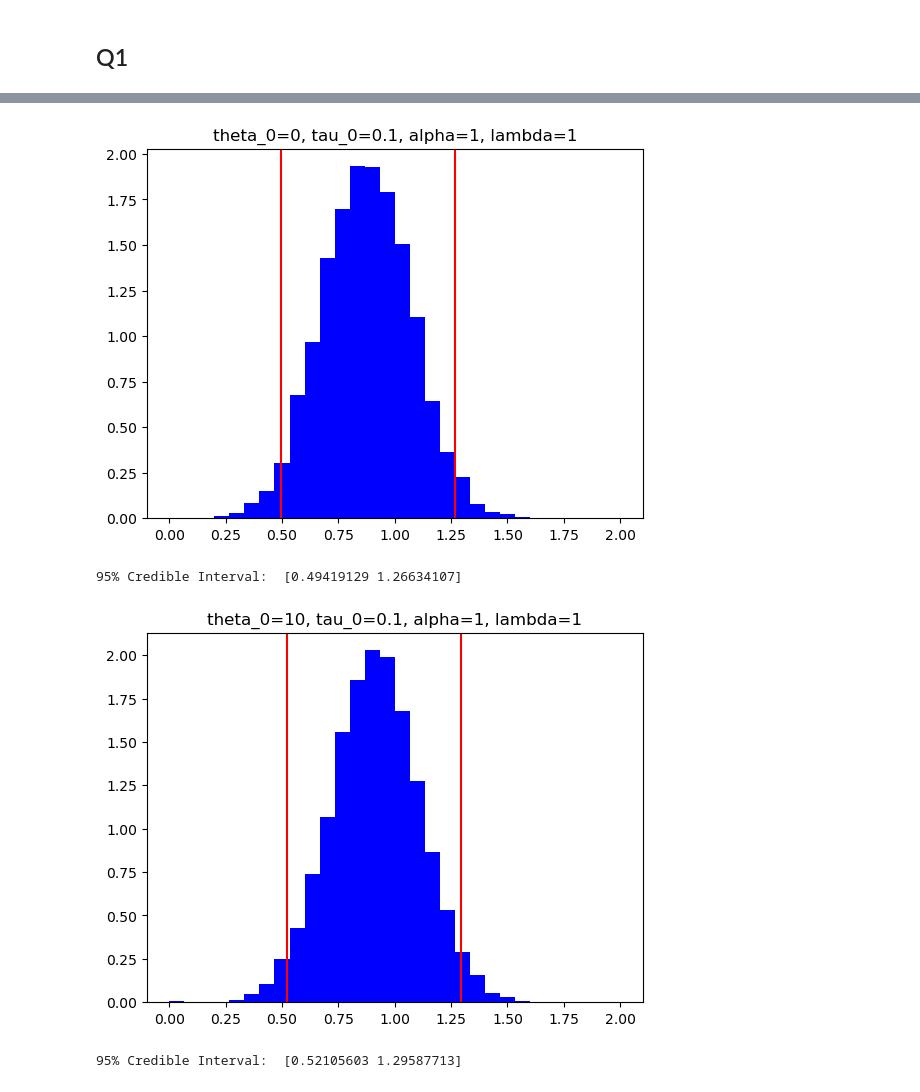
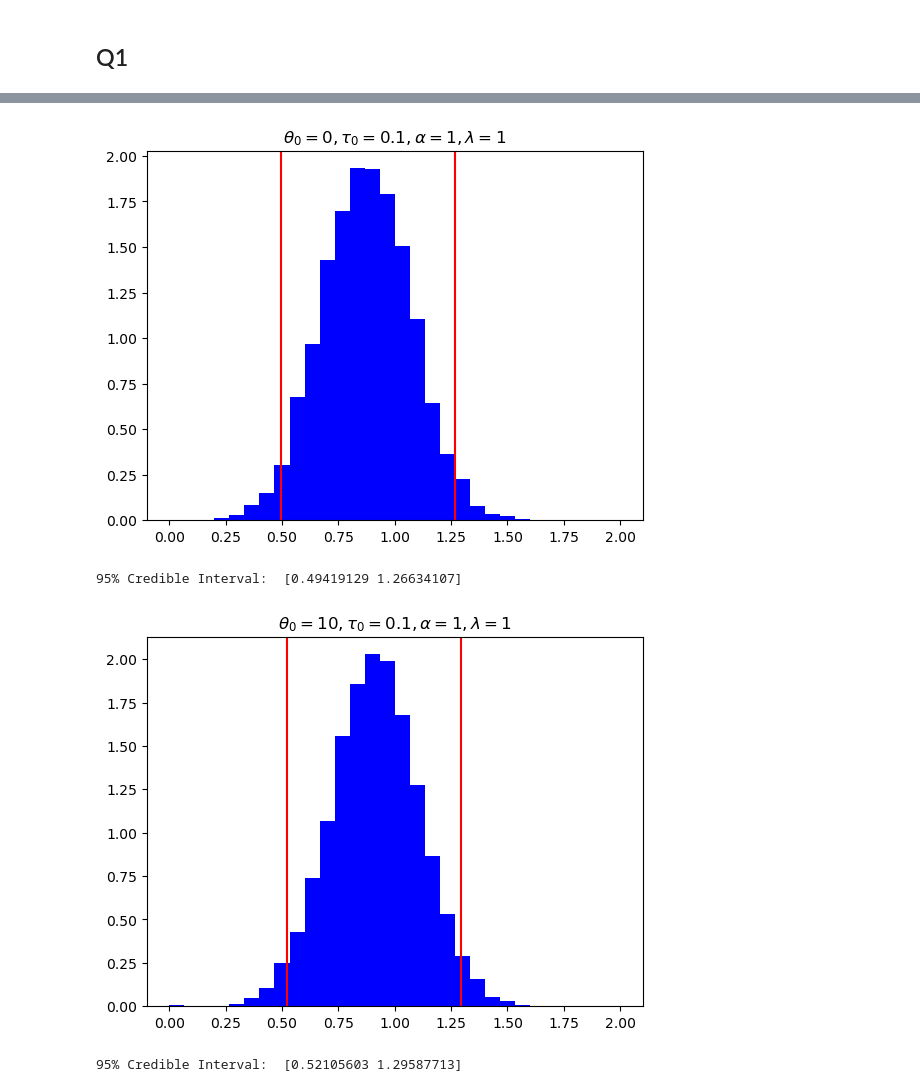
Before and after one commit to Stary54264/STA365-HW, a Jupyter notebook: HW3.ipynb, the cells around one changed output, grey strips where cells are left out. Drawn from its saved outputs; the diff is of its cells as text; code cells hidden in the pictures.

```diff
--- a/HW3.ipynb
+++ b/HW3.ipynb
@@ -18,5 +18,5 @@ theta, tau = np.zeros([C, G]), np.zeros([C, G])
 for c in range(C):
     for g in range(1, G):
         tau[c, g] = stats.gamma(a=n/2+1,scale=2/np.sum((x-theta[c, g-1])**2)).rvs()
-        theta[c, g] = stats.norm(loc=np.mean(x), scale=1/(n*tau[c, g])).rvs()
+        theta[c, g] = stats.norm(loc=np.mean(x), scale=1/(n*tau[c, g])**0.5).rvs()
 # %%
@@ -106,22 +106,22 @@ for c in range(C):
 # %%
 plt.hist(theta[0, :], bins=30, range=(0, 2), density=True, color="blue")
 plt.axvline(np.quantile(theta[0, :], 0.025), color="red")
 plt.axvline(np.quantile(theta[0, :], 0.975), color="red")
-plt.title("theta_0=0, tau_0=0.1, alpha=1, lambda=1")
+plt.title(r"$\theta_0=0, \tau_0=0.1, \alpha=1, \lambda=1$")
 plt.show()
 print("95% Credible Interval: ", np.quantile(theta[0, :], [0.025, 0.975]))
 # %% [output]
-[figure, old version]
+[figure, new version]
 95% Credible Interval:  [0.49419129 1.26634107]
 # %%
 plt.hist(theta[1, :], bins=30, range=(0, 2), density=True, color="blue")
 plt.axvline(np.quantile(theta[1, :], 0.025), color="red")
 plt.axvline(np.quantile(theta[1, :], 0.975), color="red")
-plt.title("theta_0=10, tau_0=0.1, alpha=1, lambda=1")
+plt.title(r"$\theta_0=10, \tau_0=0.1, \alpha=1, \lambda=1$")
 plt.show()
 print("95% Credible Interval: ", np.quantile(theta[1, :], [0.025, 0.975]))
 # %% [output]
-[figure, old version]
+[figure, new version]
 95% Credible Interval:  [0.52105603 1.29587713]
 # %%
 plt.hist(theta[2, :], bins=30, range=(0, 2), density=True, color="blue")
```
Also changed, not shown: parts of 10 cells of this notebook, 2 other files.
